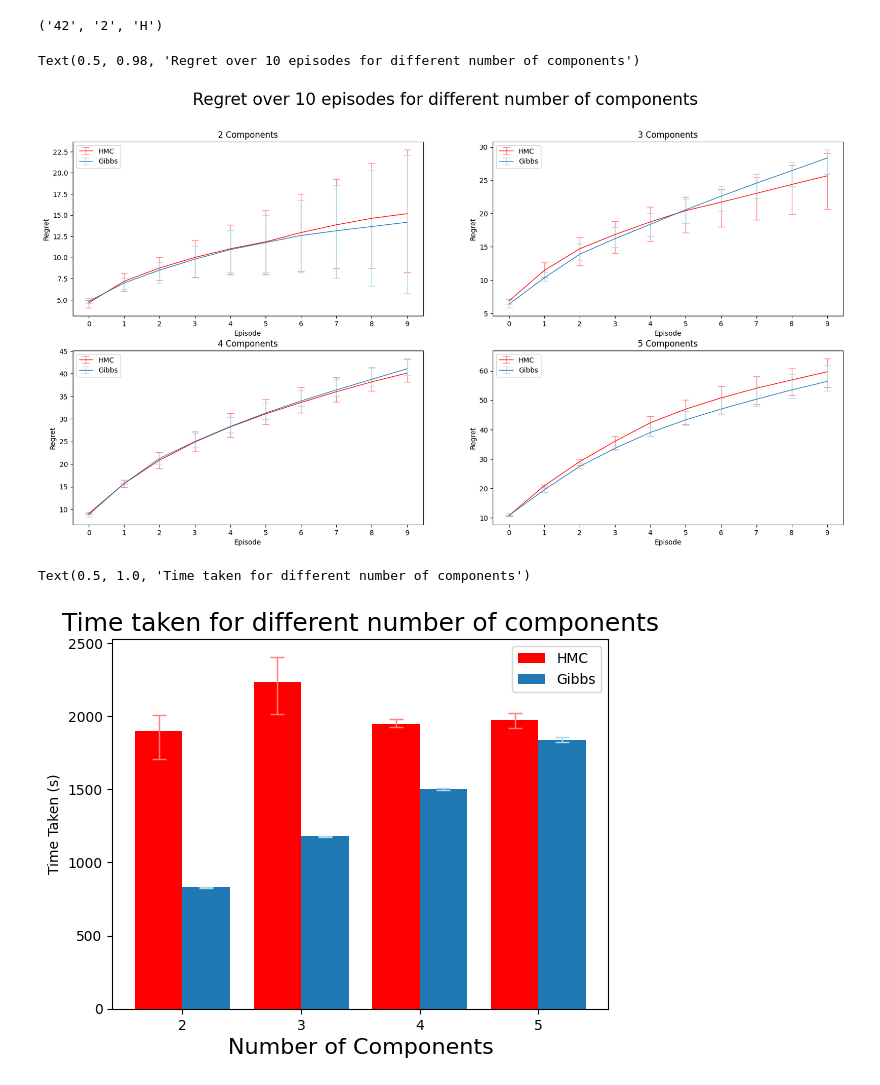
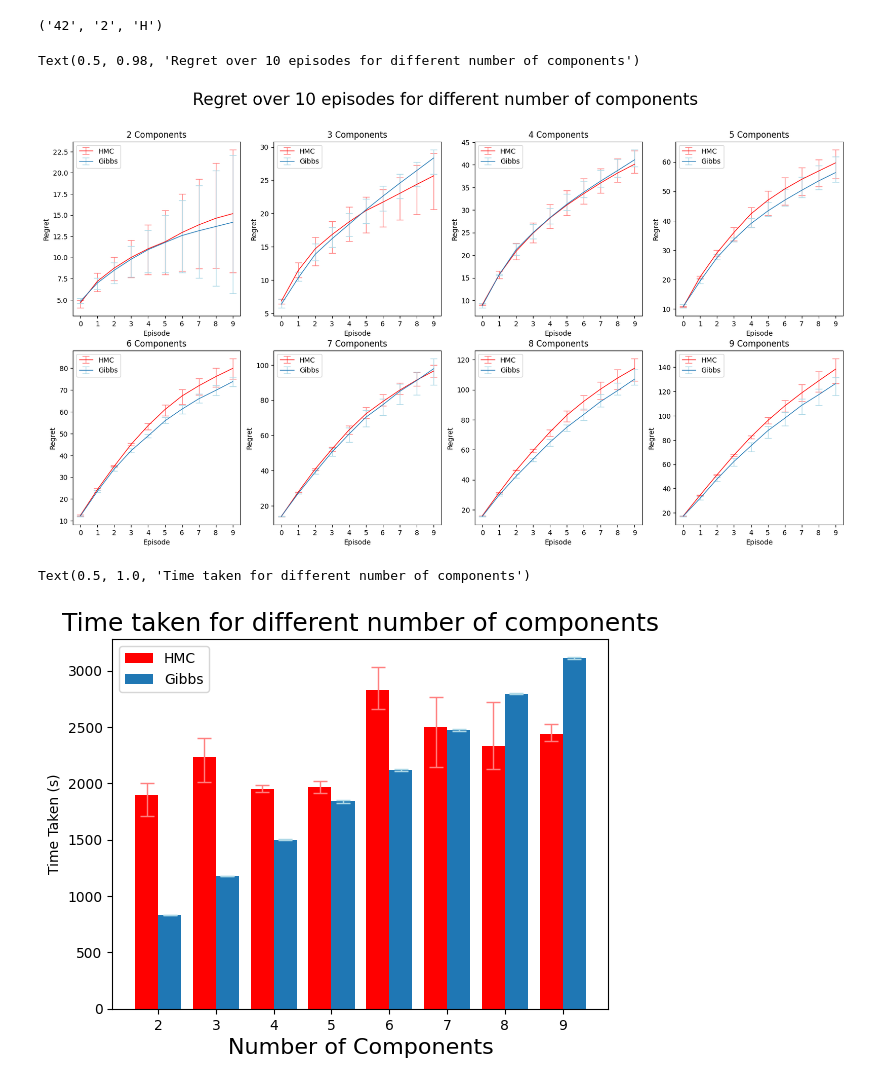
Before and after one commit to srayan00/608_Project, a Jupyter notebook: plots.ipynb, the cells around one changed output. Saved outputs shown, nothing was run; the diff lists cells and outputs as text; code cells hidden in the pictures.

Commit message:
plots

```diff
--- a/plots.ipynb
+++ b/plots.ipynb
@@ -70,9 +70,9 @@ Text(0.5, 1.0, 'Time taken for different number of states')
 # %% [markdown]
 # Regret and Time plots for varying components
 # %%
-regret_comp = {"G": {2: np.zeros((3, 10)), 3: np.zeros((3, 10)), 4: np.zeros((3, 10)), 5: np.zeros((3, 10))},
-          "H": {2: np.zeros((3, 10)), 3: np.zeros((3, 10)), 4: np.zeros((3, 10)), 5: np.zeros((3, 10))}}
-time_taken_comp = {"G": np.zeros((3, 4)), "H": np.zeros((3, 4))}
+regret_comp = {"G": {2: np.zeros((3, 10)), 3: np.zeros((3, 10)), 4: np.zeros((3, 10)), 5: np.zeros((3, 10)), 6:np.zeros((3, 10)), 7:np.zeros((3, 10)), 8:np.zeros((3, 10)), 9:np.zeros((3, 10))},
+          "H": {2: np.zeros((3, 10)), 3: np.zeros((3, 10)), 4: np.zeros((3, 10)), 5: np.zeros((3, 10)),  6:np.zeros((3, 10)), 7:np.zeros((3, 10)), 8:np.zeros((3, 10)), 9:np.zeros((3, 10))}}
+time_taken_comp = {"G": np.zeros((3, 8)), "H": np.zeros((3, 8))}
 reg_comp = re.compile(r"(\d+)_ncomp(\d+)_(\w).pkl")
 # %%
 filename = "42_ncomp2_H.pkl"
@@ -97,8 +97,8 @@ list_of_k = [2, 3, 4, 5]
 # %%
-fig_2, ax_2 = plt.subplots(2, 2, figsize=(20, 10))
+fig_2, ax_2 = plt.subplots(2, 4, figsize=(20, 10))
 for i, k in enumerate(list_of_k):
-    index_i = i // 2
-    index_j = i % 2
+    index_i = i // 4
+    index_j = i % 4
     error_l_h = np.mean(np.cumsum(regret_comp["H"][k], axis = 1), axis=0) - np.min(np.cumsum(regret_comp["H"][k], axis = 1), axis=0)
     error_u_h  = np.max(np.cumsum(regret_comp["H"][k], axis = 1), axis=0) - np.mean(np.cumsum(regret_comp["H"][k], axis = 1), axis=0)
     error_l_g = np.mean(np.cumsum(regret_comp["G"][k], axis = 1), axis=0) - np.min(np.cumsum(regret_comp["G"][k], axis = 1), axis=0)
@@ -117,21 +117,21 @@ for i, k in enumerate(list_of_k):
 fig_2.suptitle("Regret over 10 episodes for different number of components", fontsize = 24)
 # %% [output]
 Text(0.5, 0.98, 'Regret over 10 episodes for different number of components')
-[figure, old version]
+[figure, new version]
 # %%
 fig = plt.figure()
 ax = fig.add_subplot(111)
 error_l_h = np.mean(time_taken_comp["H"], axis=0) - np.min(time_taken_comp["H"], axis=0)
 error_u_h  = np.max(time_taken_comp["H"], axis=0) - np.mean(time_taken_comp["H"], axis=0)
 error_l_g = np.mean(time_taken_comp["G"], axis=0) - np.min(time_taken_comp["G"], axis=0)
 error_u_g  = np.max(time_taken_comp["G"], axis=0) - np.mean(time_taken_comp["G"], axis=0)
-ax.bar(np.arange(2, 6) - 0.2, np.mean(time_taken_comp["H"], axis=0), 0.4, yerr = [error_l_h, error_u_h], label="HMC", color = "red", error_kw=dict(ecolor='#ff7f7f', lw=1, capsize=5, capthick=1))
-ax.bar(np.arange(2, 6) + 0.2, np.mean(time_taken_comp["G"], axis=0), 0.4, yerr = [error_l_g, error_u_g], label="Gibbs", error_kw=dict(ecolor='#add8e6', lw=1, capsize=5, capthick=1))
-ax.set_xticks(np.arange(2, 6))
+ax.bar(np.arange(2, 10) - 0.2, np.mean(time_taken_comp["H"], axis=0), 0.4, yerr = [error_l_h, error_u_h], label="HMC", color = "red", error_kw=dict(ecolor='#ff7f7f', lw=1, capsize=5, capthick=1))
+ax.bar(np.arange(2, 10) + 0.2, np.mean(time_taken_comp["G"], axis=0), 0.4, yerr = [error_l_g, error_u_g], label="Gibbs", error_kw=dict(ecolor='#add8e6', lw=1, capsize=5, capthick=1))
+ax.set_xticks(np.arange(2, 10))
 ax.set_xlabel("Number of Components", fontsize = 16)
 ax.set_ylabel("Time Taken (s)")
 ax.legend()
 ax.set_title("Time taken for different number of components", fontsize = 18)
 # %% [output]
 Text(0.5, 1.0, 'Time taken for different number of components')
-[figure, old version]
+[figure, new version]
```
Also changed, not shown: parts of 5 cells of this notebook, 4 other files.
